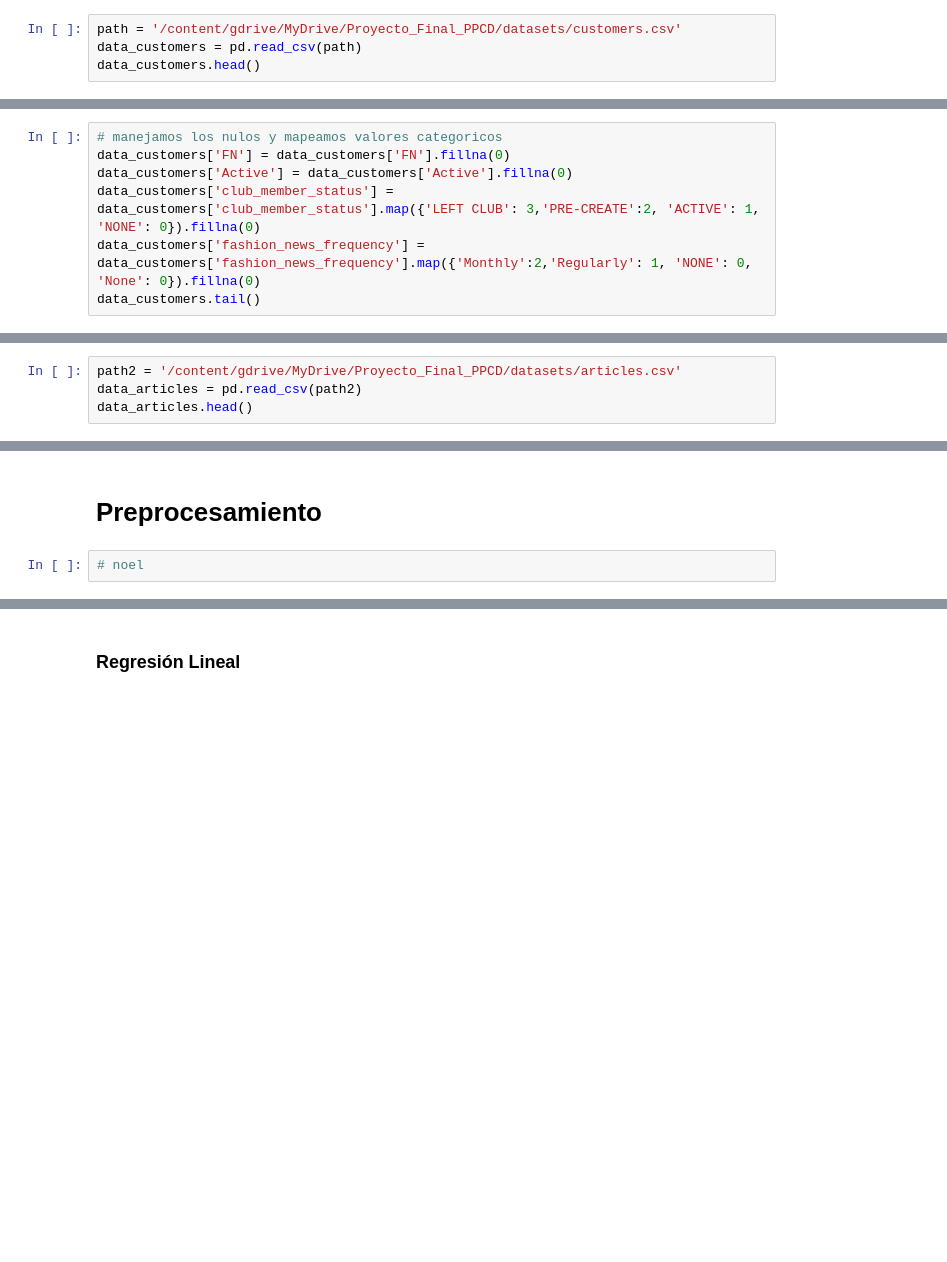
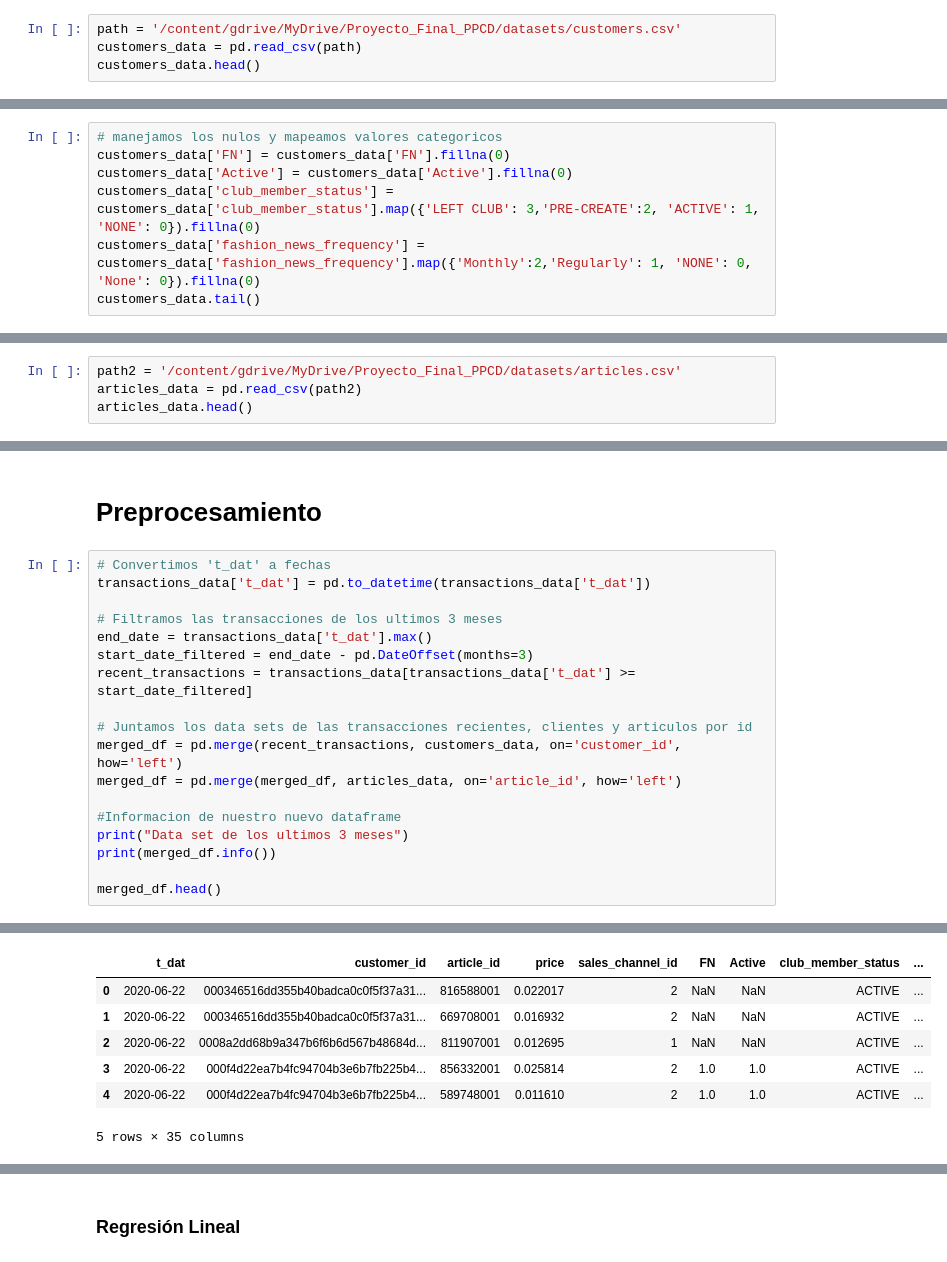
Before and after one commit to valentinaacruz/Personalized-Fashion-Recommendations, a Jupyter notebook: Proyecto_Final_PP.ipynb, the cells around one changed output, grey strips where cells are left out. Drawn from its saved outputs; the diff is of its cells as text; blank space fills up the shorter version.

```diff
--- a/Proyecto_Final_PP.ipynb
+++ b/Proyecto_Final_PP.ipynb
@@ -37,8 +40,8 @@ from sklearn.metrics import (
 ### customers.csv
 # %%
 path = '/content/gdrive/MyDrive/Proyecto_Final_PPCD/datasets/customers.csv'
-data_customers = pd.read_csv(path)
-data_customers.head()
+customers_data = pd.read_csv(path)
+customers_data.head()
 # %% [output]
 |  | customer_id | FN | Active | club_member_status | fashion_news_frequency | age | postal_code |
 | 0 | 00000dbacae5abe5e23885899a1fa4425... | NaN | NaN | ACTIVE | NONE | 49.0 | 52043ee2162cf5aa7ee79974281641c6f... |
@@ -107,11 +110,11 @@ data_customers.describe()
 | max | 1.0 | 1.0 | 9.900000e+01 |
 # %%
 # manejamos los nulos y mapeamos valores categoricos
-data_customers['FN'] = data_customers['FN'].fillna(0)
-data_customers['Active'] = data_customers['Active'].fillna(0)
-data_customers['club_member_status'] = data_customers['club_member_status'].map({'LEFT CLUB': 3,'PRE-CREATE':2, 'ACTIVE': 1, 'NONE': 0}).fillna(0)
-data_customers['fashion_news_frequency'] = data_customers['fashion_news_frequency'].map({'Monthly':2,'Regularly': 1, 'NONE': 0, 'None': 0}).fillna(0)
-data_customers.tail()
+customers_data['FN'] = customers_data['FN'].fillna(0)
+customers_data['Active'] = customers_data['Active'].fillna(0)
+customers_data['club_member_status'] = customers_data['club_member_status'].map({'LEFT CLUB': 3,'PRE-CREATE':2, 'ACTIVE': 1, 'NONE': 0}).fillna(0)
+customers_data['fashion_news_frequency'] = customers_data['fashion_news_frequency'].map({'Monthly':2,'Regularly': 1, 'NONE': 0, 'None': 0}).fillna(0)
+customers_data.tail()
 # %% [output]
 |  | customer_id | FN | Active | club_member_status | fashion_news_frequency | age | postal_code |
 | 1371975 | ffffbbf78b6eaac697a8a5dfbfd2bfa81... | 0.0 | 0.0 | 1.0 | 0.0 | 24.0 | 7aa399f7e669990daba2d92c577b52237... |
@@ -226,8 +229,8 @@ data_customers.describe()
 ### articles.csv
 # %%
 path2 = '/content/gdrive/MyDrive/Proyecto_Final_PPCD/datasets/articles.csv'
-data_articles = pd.read_csv(path2)
-data_articles.head()
+articles_data = pd.read_csv(path2)
+articles_data.head()
 # %% [output]
 |  | article_id | product_code | prod_name | product_type_no | product_type_name | product_group_name | ... |
 | 0 | 108775015 | 108775 | Strap top | 253 | Vest top | Garment Upper body | ... |
@@ -569,5 +572,22 @@ data_ss.head()
 | 4 | 00006413d8573cd20ed7128e53b7b1381... | 0706016001 0706016002 0372860001 ... |
 # %% [markdown]
 # Preprocesamiento
-# %%
-# noel
+# %%
+# Convertimos 't_dat' a fechas
+transactions_data['t_dat'] = pd.to_datetime(transactions_data['t_dat'])
+
+# Filtramos las transacciones de los ultimos 3 meses
+end_date = transactions_data['t_dat'].max()
+start_date_filtered = end_date - pd.DateOffset(months=3)
+recent_transactions = transactions_data[transactions_data['t_dat'] >= start_date_filtered]
+
+# Juntamos los data sets de las transacciones recientes, clientes y articulos por id
+merged_df = pd.merge(recent_transactions, customers_data, on='customer_id', how='left')
+merged_df = pd.merge(merged_df, articles_data, on='article_id', how='left')
+
+#Informacion de nuestro nuevo dataframe
+print("Data set de los ultimos 3 meses")
+print(merged_df.info())
+
+merged_df.head()
+# %% [output]
@@ -573,0 +611,7 @@ data_ss.head()
+|  | t_dat | customer_id | article_id | price | sales_channel_id | FN | Active | club_member_status | ... |
+| 0 | 2020-06-22 | 000346516dd355b40badca0c0f5f37a31... | 816588001 | 0.022017 | 2 | NaN | NaN | ACTIVE | ... |
+| 1 | 2020-06-22 | 000346516dd355b40badca0c0f5f37a31... | 669708001 | 0.016932 | 2 | NaN | NaN | ACTIVE | ... |
+| 2 | 2020-06-22 | 0008a2dd68b9a347b6f6b6d567b48684d... | 811907001 | 0.012695 | 1 | NaN | NaN | ACTIVE | ... |
+| 3 | 2020-06-22 | 000f4d22ea7b4fc94704b3e6b7fb225b4... | 856332001 | 0.025814 | 2 | 1.0 | 1.0 | ACTIVE | ... |
+| 4 | 2020-06-22 | 000f4d22ea7b4fc94704b3e6b7fb225b4... | 589748001 | 0.011610 | 2 | 1.0 | 1.0 | ACTIVE | ... |
+5 rows × 35 columns
```
Also changed, not shown: parts of 77 cells of this notebook.
